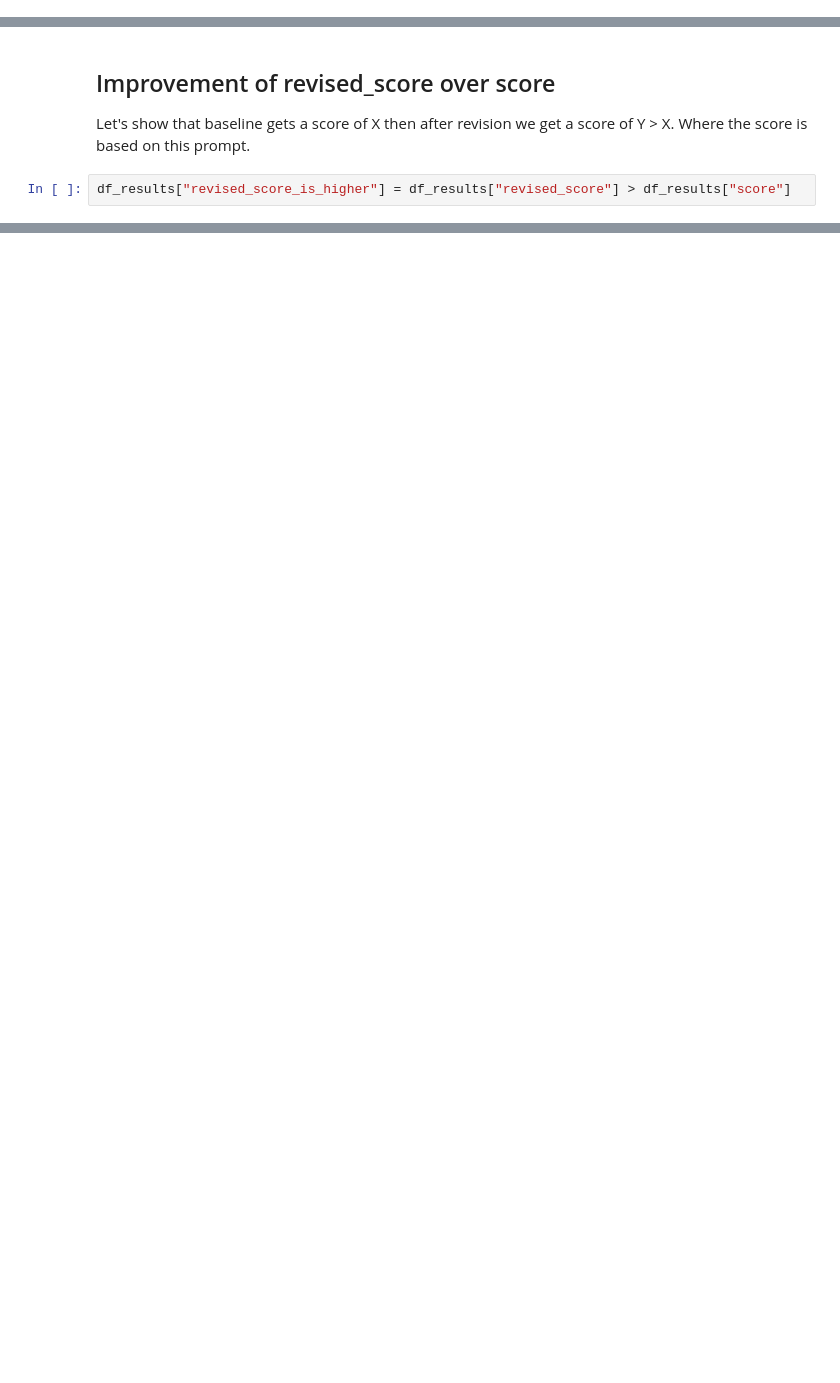
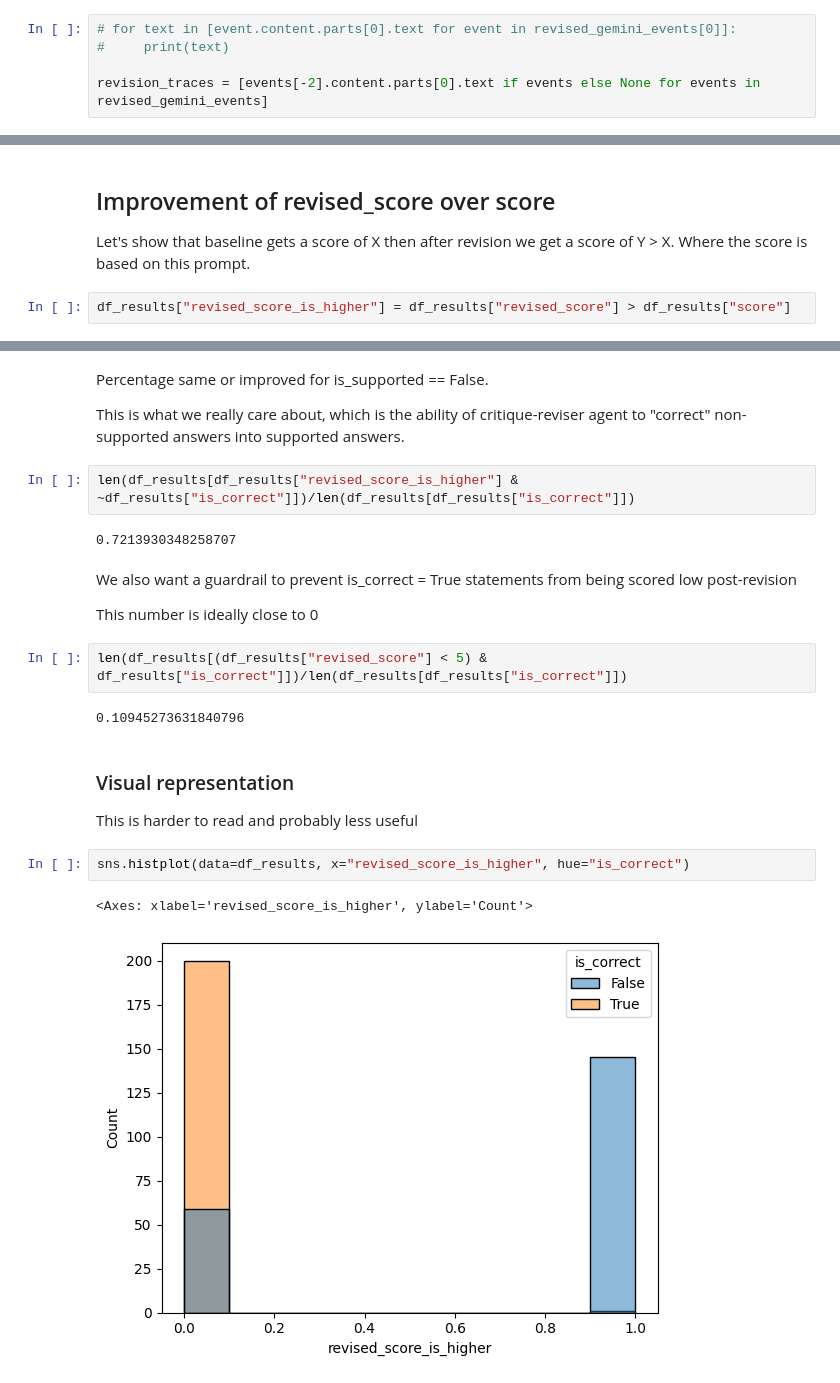
Before and after one commit to ivanmkc/adk-samples, a Jupyter notebook: python/agents/llm-auditor/financial-qa-eda.ipynb, the cells around one changed output, grey strips where cells are left out. Drawn from its saved outputs; the diff is of its cells as text; blank space fills up the shorter version.

```diff
--- a/python/agents/llm-auditor/financial-qa-eda.ipynb
+++ b/python/agents/llm-auditor/financial-qa-eda.ipynb
@@ -442,0 +376,5 @@ An error occurred during evaluation of 'The value of Preferred stock redeemed by
+# %%
+# for text in [event.content.parts[0].text for event in revised_gemini_events[0]]:
+#     print(text)
+
+revision_traces = [events[-2].content.parts[0].text if events else None for events in revised_gemini_events]
@@ -604,0 +593,26 @@ len(df_results[df_results["revised_score_is_higher"]])/len(df_results)
+# %% [markdown]
+Percentage same or improved for is_supported == False.
+
+
+This is what we really care about, which is the ability of critique-reviser agent to "correct" non-supported answers into supported answers.
+# %%
+len(df_results[df_results["revised_score_is_higher"] & ~df_results["is_correct"]])/len(df_results[df_results["is_correct"]])
+# %% [output]
+0.7213930348258707
+# %% [markdown]
+We also want a guardrail to prevent is_correct = True statements from being scored low post-revision
+
+This number is ideally close to 0
+# %%
+len(df_results[(df_results["revised_score"] < 5) & df_results["is_correct"]])/len(df_results[df_results["is_correct"]])
+# %% [output]
+0.10945273631840796
+# %% [markdown]
+### Visual representation
+
+This is harder to read and probably less useful
+# %%
+sns.histplot(data=df_results, x="revised_score_is_higher", hue="is_correct")
+# %% [output]
+<Axes: xlabel='revised_score_is_higher', ylabel='Count'>
+[figure, added]
```
Also changed, not shown: parts of 48 cells of this notebook, 4 other files.
